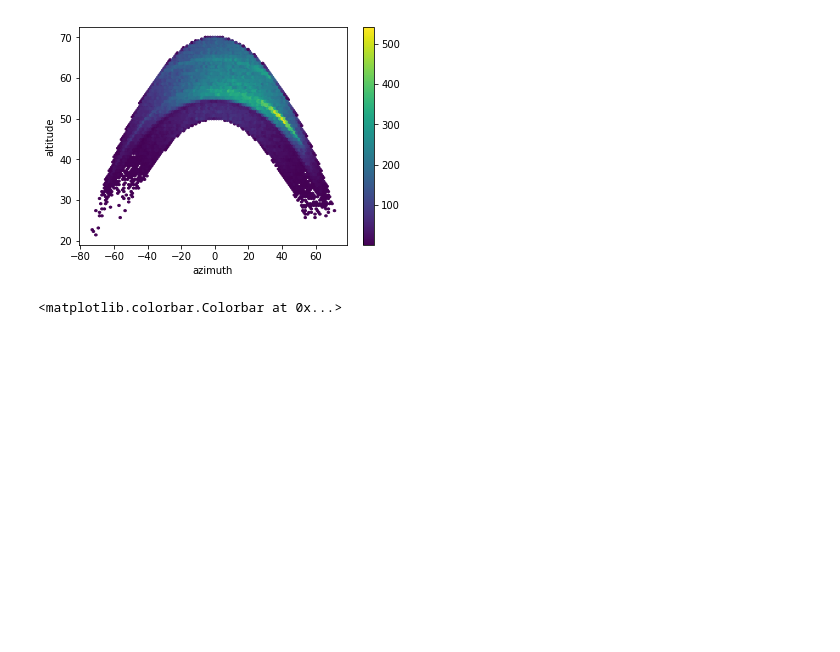
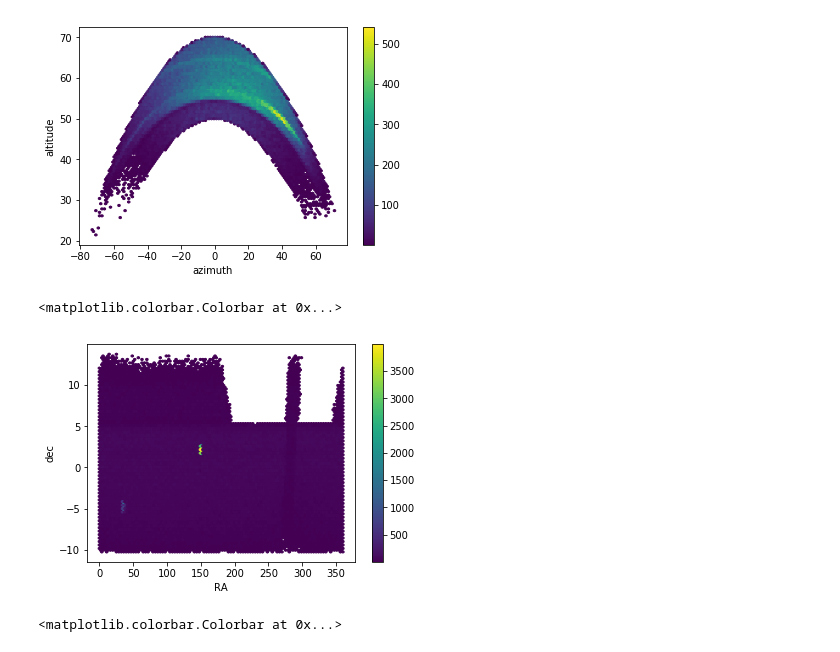
Before and after one commit to yoachim/20_Scratch, a Jupyter notebook: geo_avoid/geo_frac.ipynb, the cells around one changed output. Cells and saved outputs as stored; diff of their text form; code cells hidden in the pictures; blank space fills up the shorter version.

Commit message:
more plots

```diff
--- a/geo_avoid/geo_frac.ipynb
+++ b/geo_avoid/geo_frac.ipynb
@@ -38,6 +38,14 @@ plt.colorbar()
 # %% [output]
 <matplotlib.colorbar.Colorbar at 0x...>
 [figure]
+# %%
+plt.hexbin(ra[in_geo], dec[in_geo], mincnt=.1)
+plt.xlabel('RA')
+plt.ylabel('dec')
+plt.colorbar()
+# %% [output]
+<matplotlib.colorbar.Colorbar at 0x...>
+[figure, added]
 # %%
 # Let's make some other coordinates
 c = SkyCoord(ra=obs['fieldRA'].values*u.degree, dec=obs['fieldDec'].values*u.degree)
```
Also changed, not shown: parts of 1 cell of this notebook.
